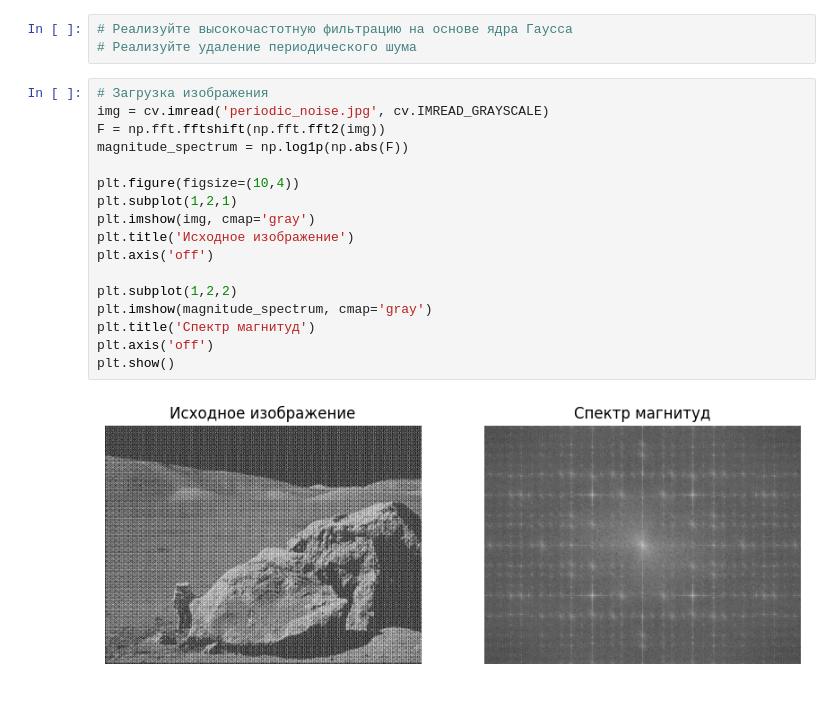
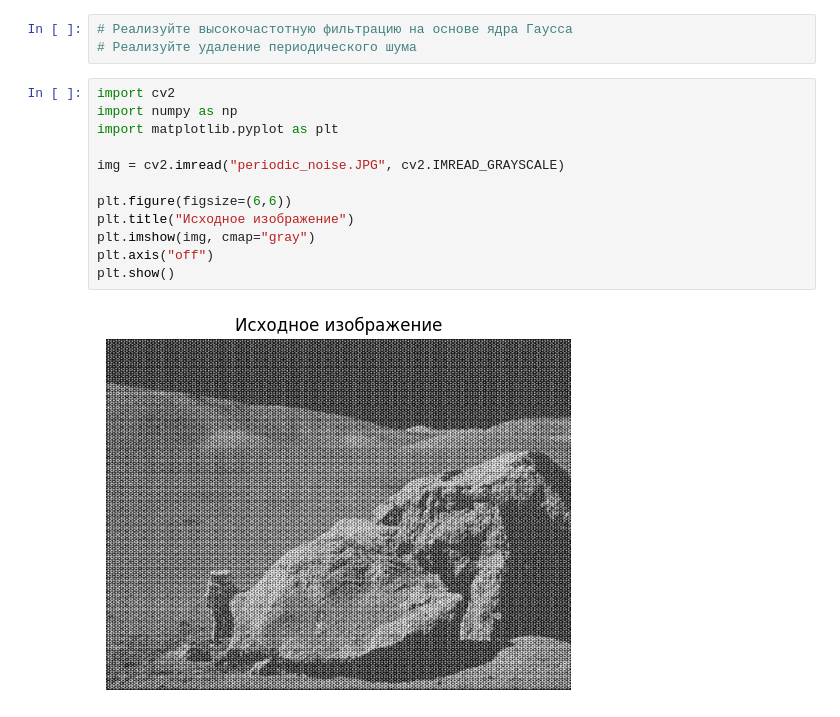
Before and after one commit to MaRiVaNa129/ImageProcessing_labs, a Jupyter notebook: lab_5/Practice_5_fft.ipynb, the cells around one changed output. Saved outputs shown, nothing was run; the diff lists cells and outputs as text.

```diff
--- a/lab_5/Practice_5_fft.ipynb
+++ b/lab_5/Practice_5_fft.ipynb
@@ -54,22 +54,17 @@ plt.show()
 # Реализуйте высокочастотную фильтрацию на основе ядра Гаусса
 # Реализуйте удаление периодического шума
 # %%
-# Загрузка изображения
-img = cv.imread('periodic_noise.jpg', cv.IMREAD_GRAYSCALE)
-F = np.fft.fftshift(np.fft.fft2(img))
-magnitude_spectrum = np.log1p(np.abs(F))
+import cv2
+import numpy as np
+import matplotlib.pyplot as plt
 
-plt.figure(figsize=(10,4))
-plt.subplot(1,2,1)
-plt.imshow(img, cmap='gray')
-plt.title('Исходное изображение')
-plt.axis('off')
+img = cv2.imread("periodic_noise.JPG", cv2.IMREAD_GRAYSCALE)
 
-plt.subplot(1,2,2)
-plt.imshow(magnitude_spectrum, cmap='gray')
-plt.title('Спектр магнитуд')
-plt.axis('off')
+plt.figure(figsize=(6,6))
+plt.title("Исходное изображение")
+plt.imshow(img, cmap="gray")
+plt.axis("off")
 plt.show()
 # %% [output]
-[figure, old version]
+[figure, new version]
 # %%
```
Also changed, not shown: parts of 3 cells of this notebook.
